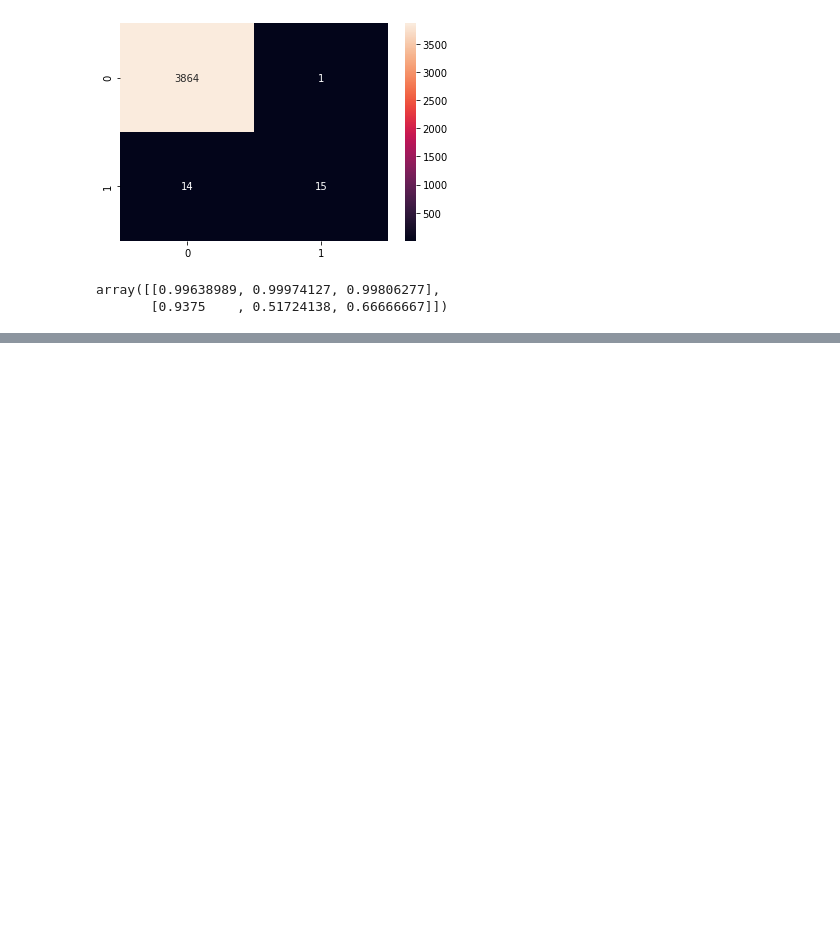
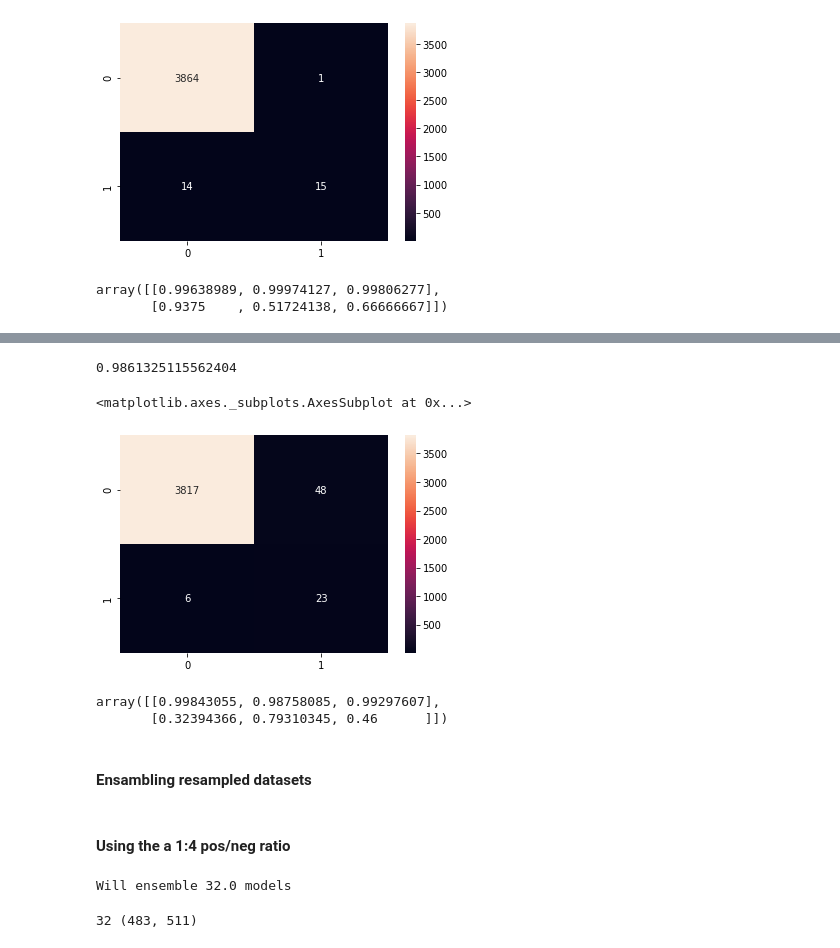
Before and after one commit to MarcusGitAccount/Covid19-Survival-Prediction, a Jupyter notebook: 30239_ PopMarcus.ipynb, the cells around one changed output, grey strips where cells are left out. Cells and saved outputs as stored; diff of their text form; code cells hidden in the pictures; blank space fills up the shorter version.

```diff
--- a/30239_ PopMarcus.ipynb
+++ b/30239_ PopMarcus.ipynb
@@ -500,0 +502,10 @@ array([[0.99838449, 0.95937904, 0.9784932 ],
+# %%
+X = df_x.values
+y = df_y.values
+X_train, X_test, y_train, y_test = train_test_split(X, y, test_size=0.2,
+                                                    random_state=42)
+class_weights = {0: 1e-2, 1: 99e-2}
+model3 = LogisticRegression(n_jobs=-1, verbose=1,
+                           random_state=42, max_iter=100,
+                           penalty='l2', C=1.5, class_weight=class_weights)
+model3.fit(X_train, y_train)
@@ -500,0 +520,18 @@ array([[0.99838449, 0.95937904, 0.9784932 ],
+# %%
+model3.score(X_test, y_test)
+# %% [output]
+0.9861325115562404
+# %%
+y_pred = model3.predict(X_test)
+conf = metrics.confusion_matrix(y_test, y_pred)
+sns.heatmap(conf, annot=True, fmt='d')
+# %% [output]
+<matplotlib.axes._subplots.AxesSubplot at 0x...>
+[figure, added]
+# %%
+compute_f1_scores_4conf_mat(conf)
+# %% [output]
+array([[0.99843055, 0.98758085, 0.99297607],
+       [0.32394366, 0.79310345, 0.46      ]])
+# %% [markdown]
+#### Ensambling resampled datasets
@@ -500,0 +545,8 @@ array([[0.99838449, 0.95937904, 0.9784932 ],
+# %% [markdown]
+#### Using the a 1:4 pos/neg ratio
+# %%
+ratio = 4
+count = np.ceil(len(neg) / len(pos) / ratio)
+print(f'Will ensemble {count} models')
+# %% [output]
+Will ensemble 32.0 models
@@ -500,0 +557,4 @@ array([[0.99838449, 0.95937904, 0.9784932 ],
+# %%
+print(len(neg_partitions), neg_partitions[0].shape)
+# %% [output]
+32 (483, 511)
```
Also changed, not shown: parts of 31 cells of this notebook.
